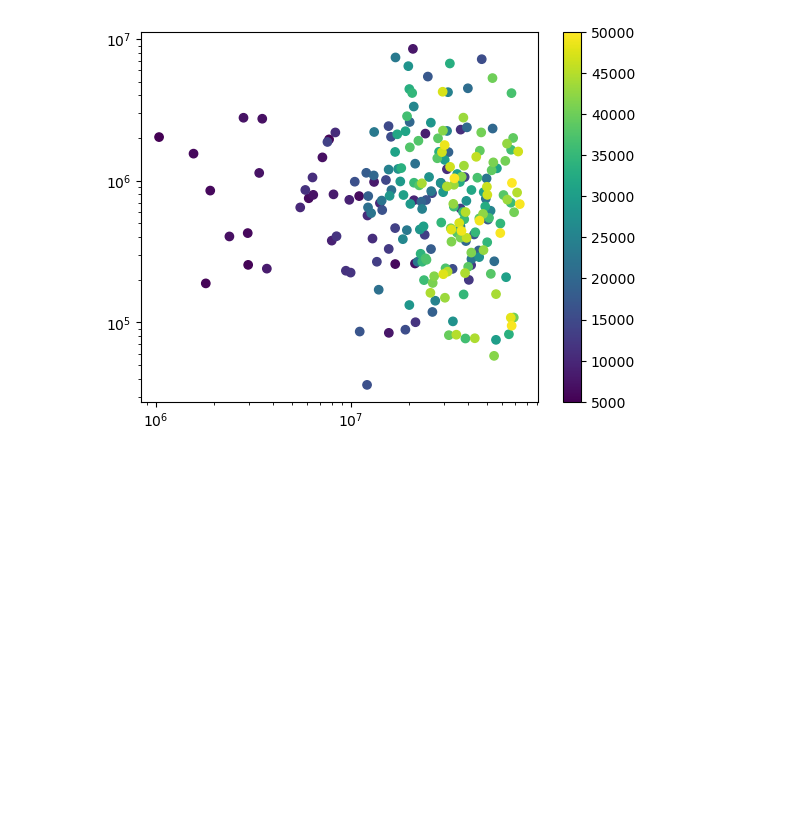
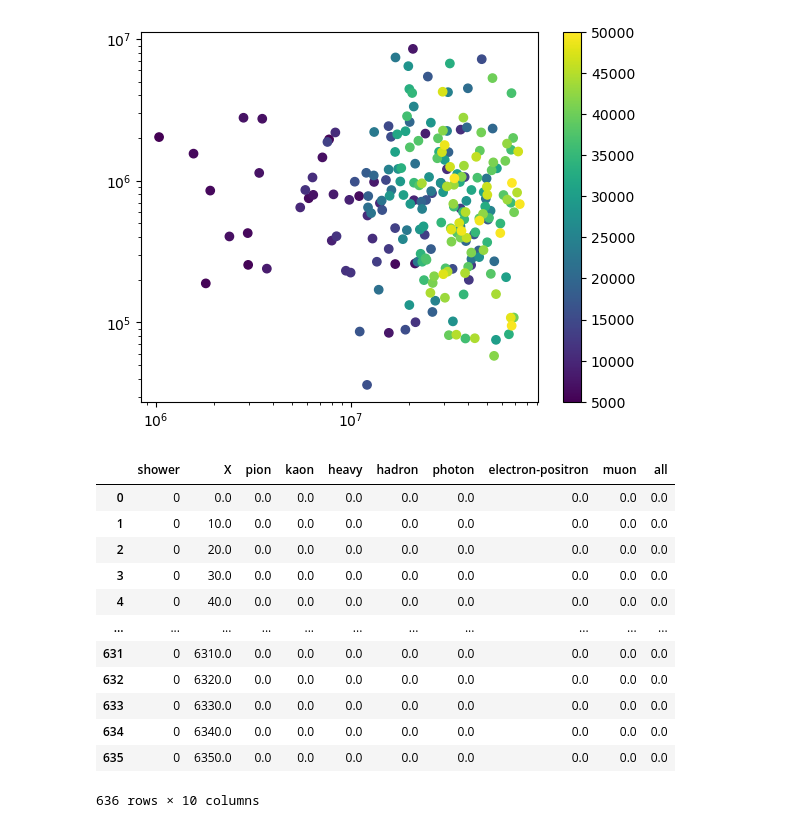
Before and after one commit to Teikiet/Muon_Trinity, a Jupyter notebook: analysis/corsika8_reader.ipynb, the cells around one changed output. Cells and saved outputs as stored; diff of their text form; code cells hidden in the pictures; blank space fills up the shorter version.

```diff
--- a/analysis/corsika8_reader.ipynb
+++ b/analysis/corsika8_reader.ipynb
@@ -905,3 +1193,22 @@ plt.yscale("log")
 plt.xscale("log")
 # %% [output]
 [figure]
+# %%
+file = "/scratch/general/vast/u1520754/muon_sim_chain_tree/Muon_pid13_E1.77828e5_R5/pdg13_E1.77828e5_r5_s1/zen90.5/az270.0/h10000/x0_y0_z0/corsika8_output/production_profile/profile.parquet"
+file = "/scratch/general/vast/u1520754/muon_sim_chain_tree/Muon_pid13_E1.41254e5_R5/pdg13_E1.41254e5_r5_s10/zen85.0/az270.0/h10000/x0_y0_z0/corsika8_output/production_profile/profile.parquet"
+
+pd.read_parquet(file)
+# %% [output]
+|  | shower | X | pion | kaon | heavy | hadron | photon | electron-positron | muon | all |
+| 0 | 0 | 0.0 | 0.0 | 0.0 | 0.0 | 0.0 | 0.0 | 0.0 | 0.0 | 0.0 |
+| 1 | 0 | 10.0 | 0.0 | 0.0 | 0.0 | 0.0 | 0.0 | 0.0 | 0.0 | 0.0 |
+| 2 | 0 | 20.0 | 0.0 | 0.0 | 0.0 | 0.0 | 0.0 | 0.0 | 0.0 | 0.0 |
+| 3 | 0 | 30.0 | 0.0 | 0.0 | 0.0 | 0.0 | 0.0 | 0.0 | 0.0 | 0.0 |
+| 4 | 0 | 40.0 | 0.0 | 0.0 | 0.0 | 0.0 | 0.0 | 0.0 | 0.0 | 0.0 |
+| ... | ... | ... | ... | ... | ... | ... | ... | ... | ... | ... |
+| 631 | 0 | 6310.0 | 0.0 | 0.0 | 0.0 | 0.0 | 0.0 | 0.0 | 0.0 | 0.0 |
+| 632 | 0 | 6320.0 | 0.0 | 0.0 | 0.0 | 0.0 | 0.0 | 0.0 | 0.0 | 0.0 |
+| 633 | 0 | 6330.0 | 0.0 | 0.0 | 0.0 | 0.0 | 0.0 | 0.0 | 0.0 | 0.0 |
+| 634 | 0 | 6340.0 | 0.0 | 0.0 | 0.0 | 0.0 | 0.0 | 0.0 | 0.0 | 0.0 |
+| 635 | 0 | 6350.0 | 0.0 | 0.0 | 0.0 | 0.0 | 0.0 | 0.0 | 0.0 | 0.0 |
+636 rows × 10 columns
```
Also changed, not shown: parts of 2 cells of this notebook, 7 other files.
